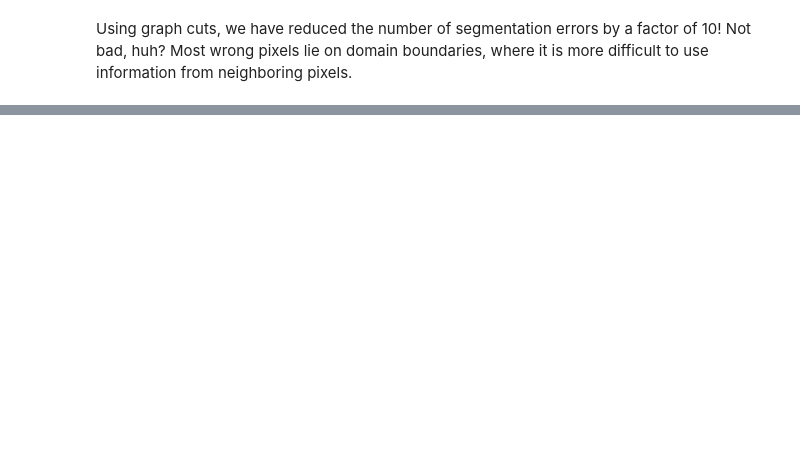
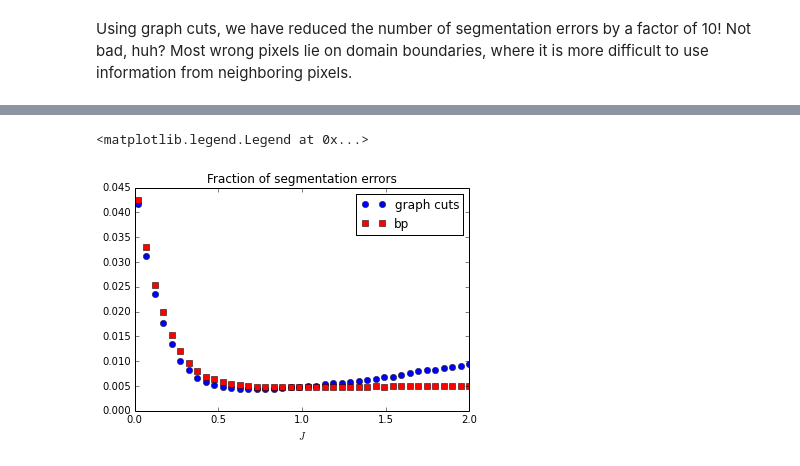
Before and after one commit to emmanuelle/image-processing-tutorials, a Jupyter notebook: binary_segmentation.ipynb, the cells around one changed output, grey strips where cells are left out. Drawn from its saved outputs; the diff is of its cells as text; code cells hidden in the pictures; blank space fills up the shorter version.

```diff
--- a/binary_segmentation.ipynb
+++ b/binary_segmentation.ipynb
@@ -106,0 +224,20 @@ Graph cuts is an awesome algorithm, that is both flexible, accurate and fast, wi
+# %%
+errors_gco_list = []
+errors_bp_list = []
+Js = np.linspace(0.02, 2, 40)
+for J in Js:
+    pairwise = -int(100 * J) * np.eye(2, dtype=np.int32)
+    result_gco = cut_simple(unaries, pairwise)
+    errors_gco_list.append(np.logical_not(result_gco == (im > 0)).mean())
+for J in Js:
+    result_bp = np.sign(BP_mrf(noisy_im, J, n_step=60))
+    errors_bp_list.append(np.logical_not((result_bp > 0) == (im > 0)).mean())
+# %%
+plt.plot(Js, errors_gco_list, 'ob', label='graph cuts')
+plt.plot(Js, errors_bp_list, 'sr', label='bp')
+plt.xlabel(u'$J$')
+plt.title('Fraction of segmentation errors')
+plt.legend()
+# %% [output]
+<matplotlib.legend.Legend at 0x...>
+[figure, added]
```
Also changed, not shown: parts of 29 cells of this notebook, 2 other files.
